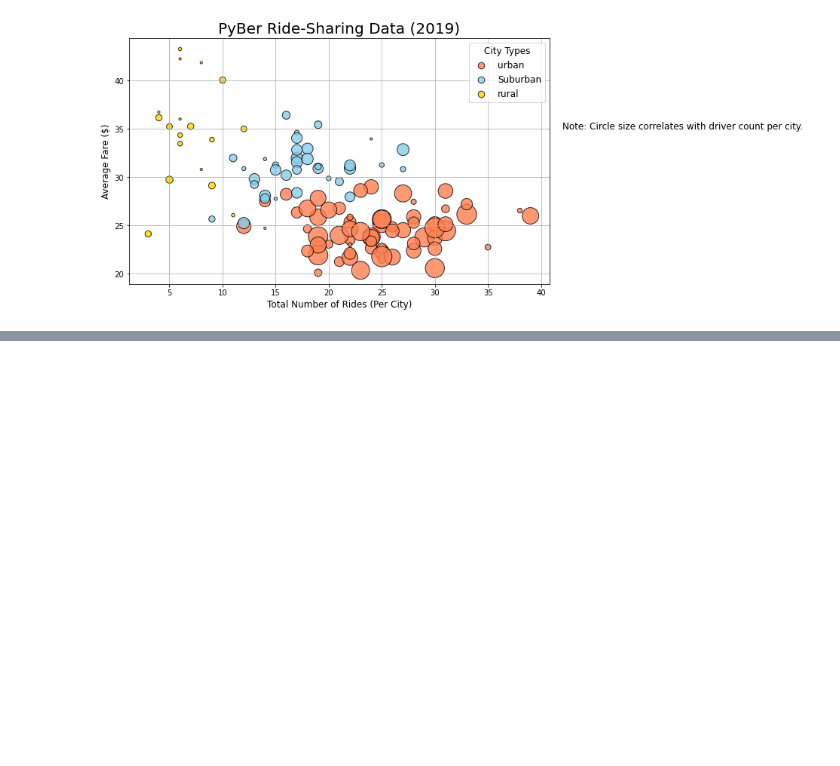
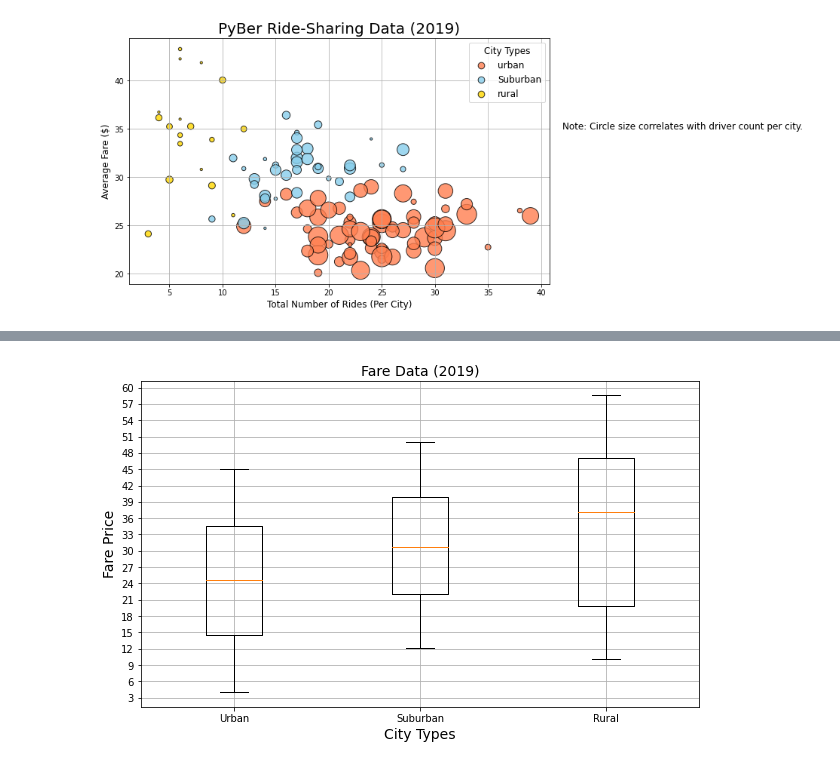
Before and after one commit to pazcona99/PyBer_Analysis, a Jupyter notebook: PyBer.ipynb, the cells around one changed output, grey strips where cells are left out. Drawn from its saved outputs; the diff is of its cells as text; code cells hidden in the pictures; blank space fills up the shorter version.

```diff
--- a/PyBer.ipynb
+++ b/PyBer.ipynb
@@ -285,0 +430,13 @@ plt.show()
+# %%
+#Get the fares for the suburban cities.
+suburban_fares = suburban_cities_df["fare"]
+
+#Calculate the measures of the central tendency for the average fare for suburban cities
+mean_suburban_fares = np.mean(suburban_fares)
+print(f"The mean fare price for suburban trips is ${mean_suburban_fares:.2f}.")
+
+median_suburban_fares = np.median(suburban_fares)
+print(f"The median fare price for suburban trips is ${median_suburban_fares:.2f}.")
+
+mode_suburban_fares = sts.mode(suburban_fares)
+print(f"The mode fare price for suburban trips is {mode_suburban_fares}.")
@@ -285,0 +447,13 @@ plt.show()
+# %%
+#Get the fares for the rural cities.
+rural_fares = rural_cities_df["fare"]
+
+#Calculate the measures of the central tendency for the average fare for rural cities
+mean_rural_fares = np.mean(rural_fares)
+print(f"The mean fare price for rural trips is ${mean_rural_fares:.2f}.")
+
+median_rural_fares = np.median(rural_fares)
+print(f"The median fare price for rural trips is ${median_rural_fares:.2f}.")
+
+mode_rural_fares = sts.mode(rural_fares)
+print(f"The mode fare price for suburban trips is {mode_rural_fares}.")
@@ -285,0 +604,19 @@ plt.show()
+# %%
+#Create a box and whisker plot for the urban, suburban, and rural cities ride count
+x_labels = ["Urban", "Suburban", "Rural"]
+fare_data = [urban_fares, suburban_fares, rural_fares]
+fig, ax = plt.subplots(figsize=(10,6))
+
+#Add the title, y-axis, and grid
+ax.set_title("Fare Data (2019)", fontsize=14)
+ax.set_ylabel("Fare Price", fontsize=14)
+ax.set_xlabel("City Types", fontsize=14)
+ax.set_yticks(np.arange(0,75,step=3.0))
+ax.boxplot(fare_data, labels=x_labels)
+ax.grid()
+
+#Save the figure
+plt.savefig("analysis/Fig3.png")
+plt.show()
+# %% [output]
+[figure, added]
```
Also changed, not shown: parts of 26 cells of this notebook, 6 other files.
